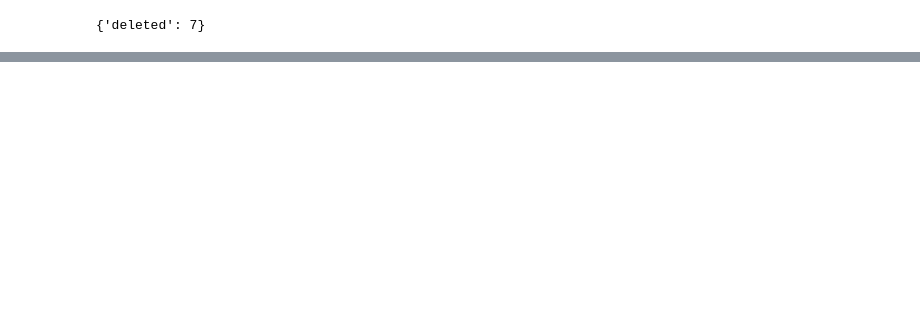
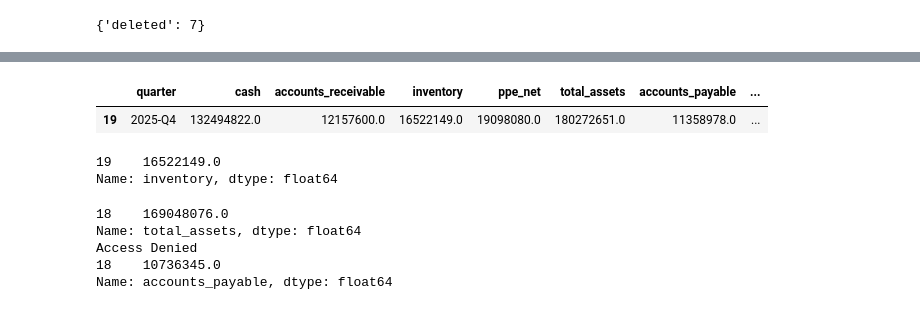
Before and after one commit to evasim/financial-assistant-rbac, a Jupyter notebook: notebook/financial_notebook.ipynb, the cells around one changed output, grey strips where cells are left out. Saved outputs shown, nothing was run; the diff lists cells and outputs as text; code cells hidden in the pictures; blank space fills up the shorter version.

```diff
--- a/notebook/financial_notebook.ipynb
+++ b/notebook/financial_notebook.ipynb
@@ -694,0 +760,5 @@ collection.delete(ids=[f"test_payroll_{i}" for i in range(7)])
+# %%
+# balance_sheet.csv
+
+balance_csv = pd.read_csv("../data/balance_sheet.csv")
+balance_csv.head()
@@ -694,0 +772,12 @@ collection.delete(ids=[f"test_payroll_{i}" for i in range(7)])
+# %%
+balance_row = balance_csv.loc[balance_csv["quarter"] == "2025-Q4"]
+balance_row
+# %% [output]
+|  | quarter | cash | accounts_receivable | inventory | ppe_net | total_assets | accounts_payable | ... |
+| 19 | 2025-Q4 | 132494822.0 | 12157600.0 | 16522149.0 | 19098080.0 | 180272651.0 | 11358978.0 | ... |
+# %%
+balance_row_2 = balance_csv.loc[balance_csv["quarter"] == "2025-Q4", "inventory"]
+balance_row_2
+# %% [output]
+19    16522149.0
+Name: inventory, dtype: float64
@@ -694,0 +798,10 @@ collection.delete(ids=[f"test_payroll_{i}" for i in range(7)])
+# %%
+print(get_value_balance("2025-Q3", "total_assets", "manager"))
+print(get_value_balance("2025-Q3", "accounts_payable", "manager"))
+print(get_value_balance("2025-Q3", "accounts_payable", "exec"))
+# %% [output]
+18    169048076.0
+Name: total_assets, dtype: float64
+Access Denied
+18    10736345.0
+Name: accounts_payable, dtype: float64
```
Also changed, not shown: parts of 16 cells of this notebook.
